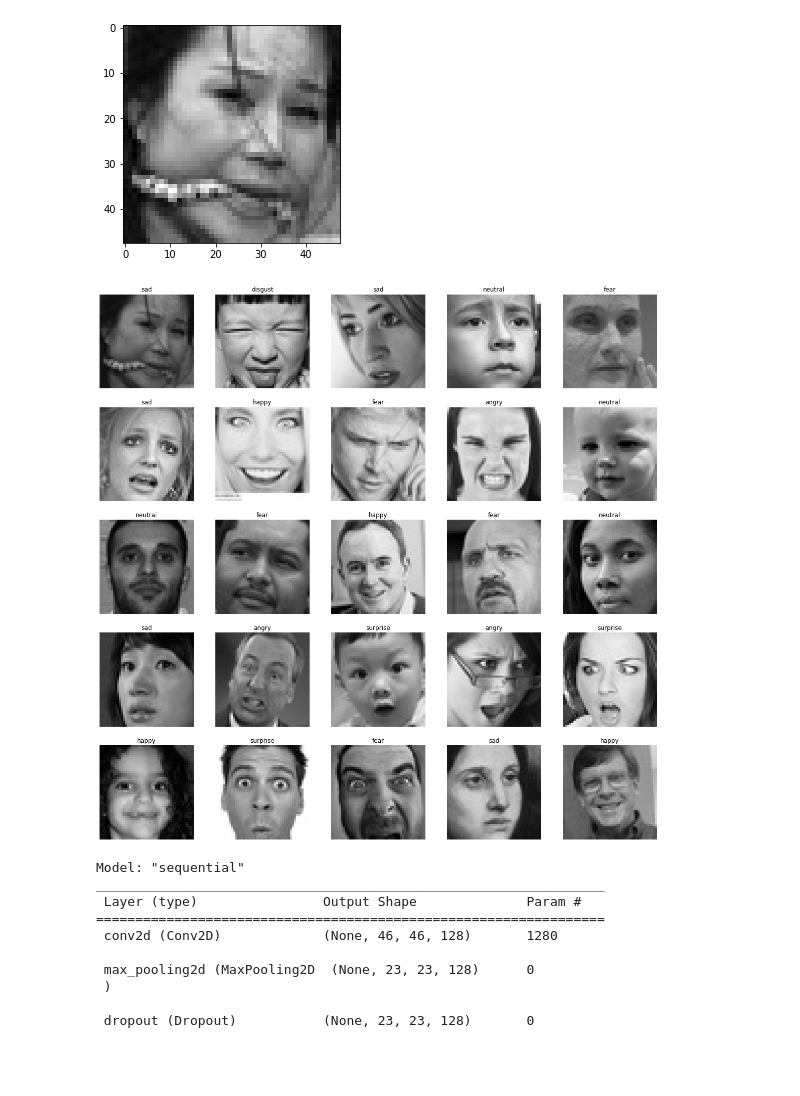
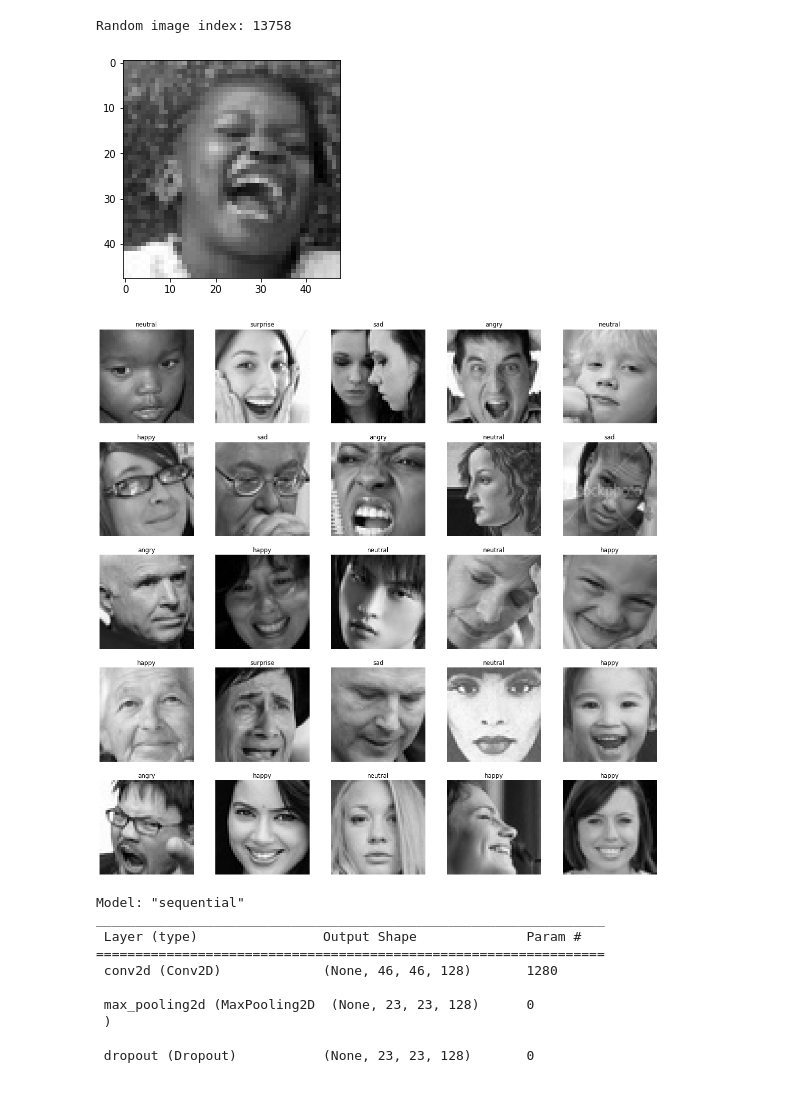
Before and after one commit to gnurt2041/Facial-Emotion, a Jupyter notebook: facial_emotions_detection.ipynb, the cells around one changed output. Saved outputs shown, nothing was run; the diff lists cells and outputs as text; code cells hidden in the pictures.

```diff
--- a/facial_emotions_detection.ipynb
+++ b/facial_emotions_detection.ipynb
@@ -77,9 +86,11 @@ def load_dataset(directory):
 # %%
 ## convert into dataframe
 train = pd.DataFrame()
-train['image'], train['label'] = load_dataset(TRAIN_DIR)
+train['image'], train['label'] = load_dataset(TRAIN_DIR,mode='train')
 # shuffle the dataset
 train = train.sample(frac=1).reset_index(drop=True)
+num_train = len(train.index)
+print('%d samples'%(num_train))
 train.head()
 # %% [output]
 angry Completed
@@ -121,9 +136,12 @@ sns.countplot(train['label'])
 # %%
 from PIL import Image
-img = Image.open(train['image'][0])
+rand_index = np.random.choice(num_train,1)[0]
+print('Random image index: %d'%(rand_index))
+img = Image.open(train['image'][rand_index])
 plt.imshow(img, cmap='gray');
 # %% [output]
+Random image index: 13758
-[figure, old version]
+[figure, new version]
 # %%
 # to display grid of images
 plt.figure(figsize=(20,20))
@@ -137,7 +155,7 @@ for index, file, label in files.itertuples():
     plt.title(label)
     plt.axis('off')
 # %% [output]
-[figure, old version]
+[figure, new version]
 # %%
 def extract_features(images):
     features = []
```
Also changed, not shown: parts of 21 cells of this notebook.
